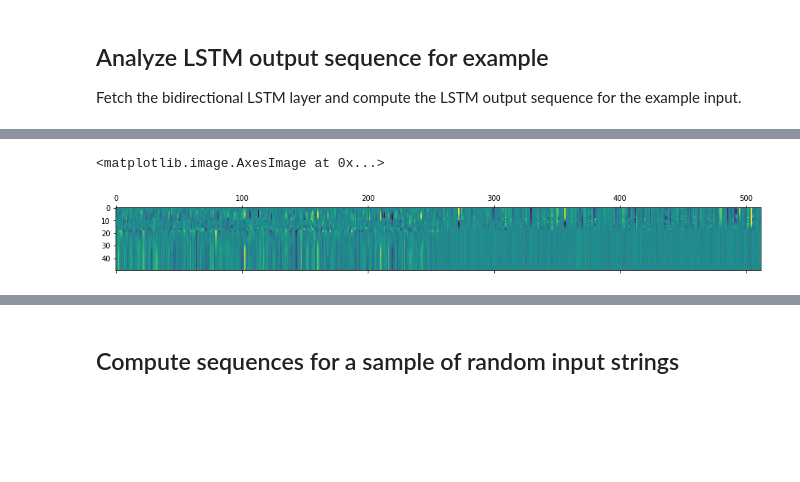
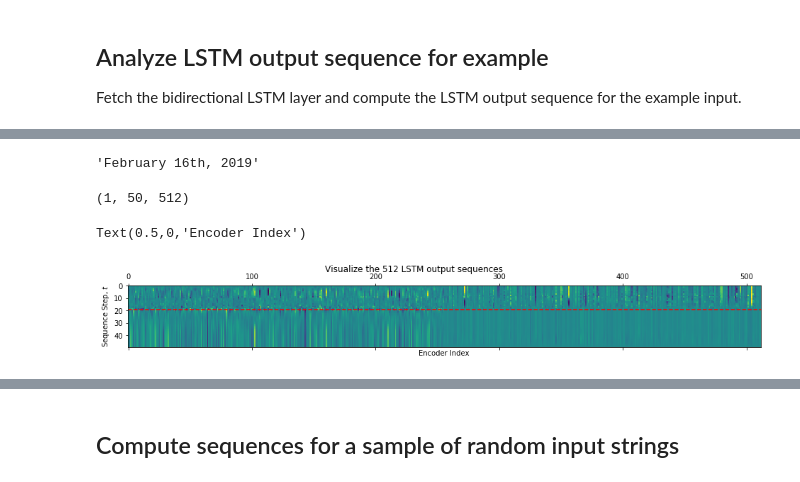
Before and after one commit to matthagy/rnn_polymer, a Jupyter notebook: poc_rnn_polymer.ipynb, the cells around one changed output, grey strips where cells are left out. Drawn from its saved outputs; the diff is of its cells as text; code cells hidden in the pictures; blank space fills up the shorter version.

```diff
--- a/poc_rnn_polymer.ipynb
+++ b/poc_rnn_polymer.ipynb
@@ -100,7 +114,27 @@ intermediate_output.shape
-# %%
-# Visualize the 512 LSTM output sequences
-plt.matshow(intermediate_output[0])
-# %% [output]
-<matplotlib.image.AxesImage at 0x...>
-[figure, removed]
+# %%
+# Use a single example string in the following initial exploration work.
+# The model is applied one character at a time and therefore gives a sequence of states for
+# each RNN encoder.
+# Note all strings are padded to length `padding` when applying the model using `pad` characters.
+explore_example = examples[0]
+explore_example
+# %% [output]
+'February 16th, 2019'
+# %%
+# Show what the output of aplying the model looks like
+intermediate_output = intermediate_layer_model.predict(encode(explore_example))
+intermediate_output.shape
+# %% [output]
+(1, 50, 512)
+# %%
+# Roughly visualize all encoders and highlight the sequence length to show when the
+# string is converted to padding characters.
+plt.matshow(intermediate_output[0])
+plt.suptitle(f'Visualize the {intermediate_output.shape[2]} LSTM output sequences')
+plt.axhline(len(explore_example), color='r', linestyle='--')
+plt.ylabel('Sequence Step, $t$')
+plt.xlabel('Encoder Index')
+# %% [output]
+Text(0.5,0,'Encoder Index')
+[figure, added]
 # %%
```
Also changed, not shown: parts of 21 cells of this notebook.
